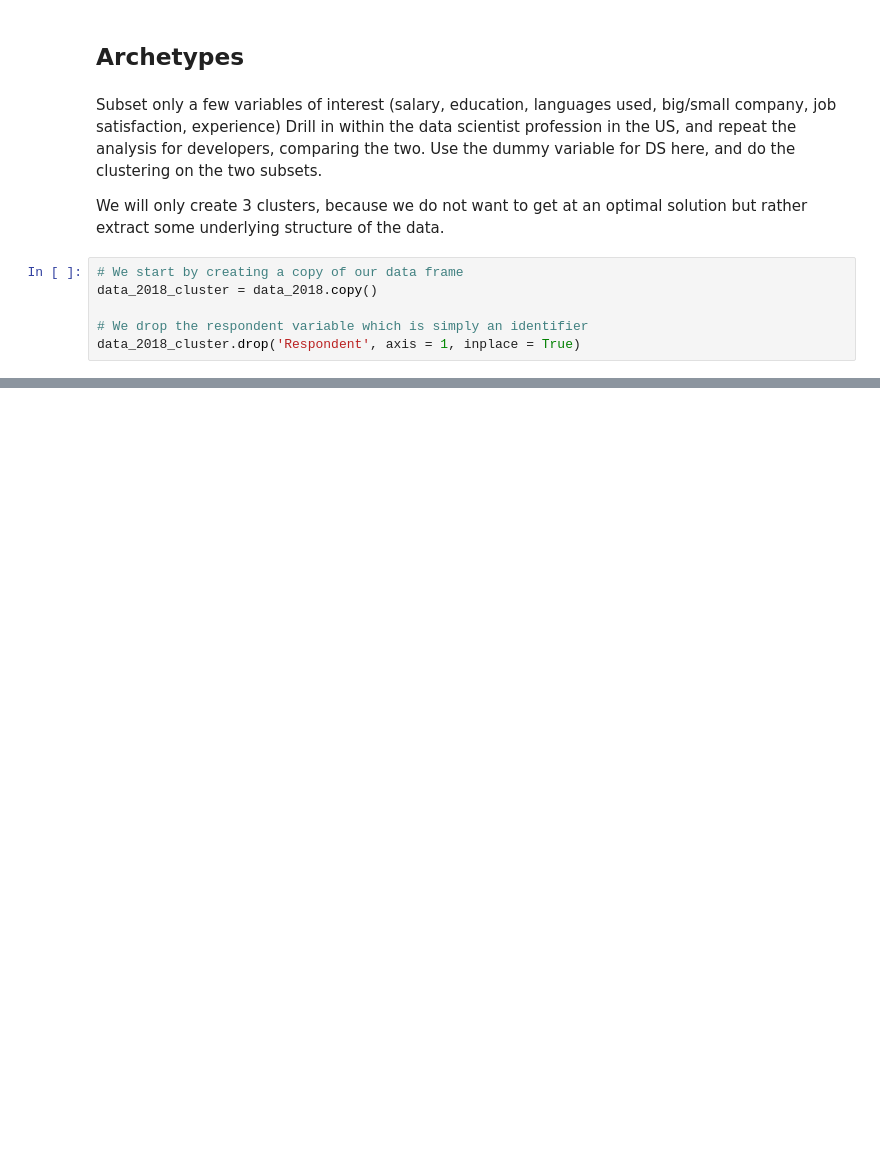
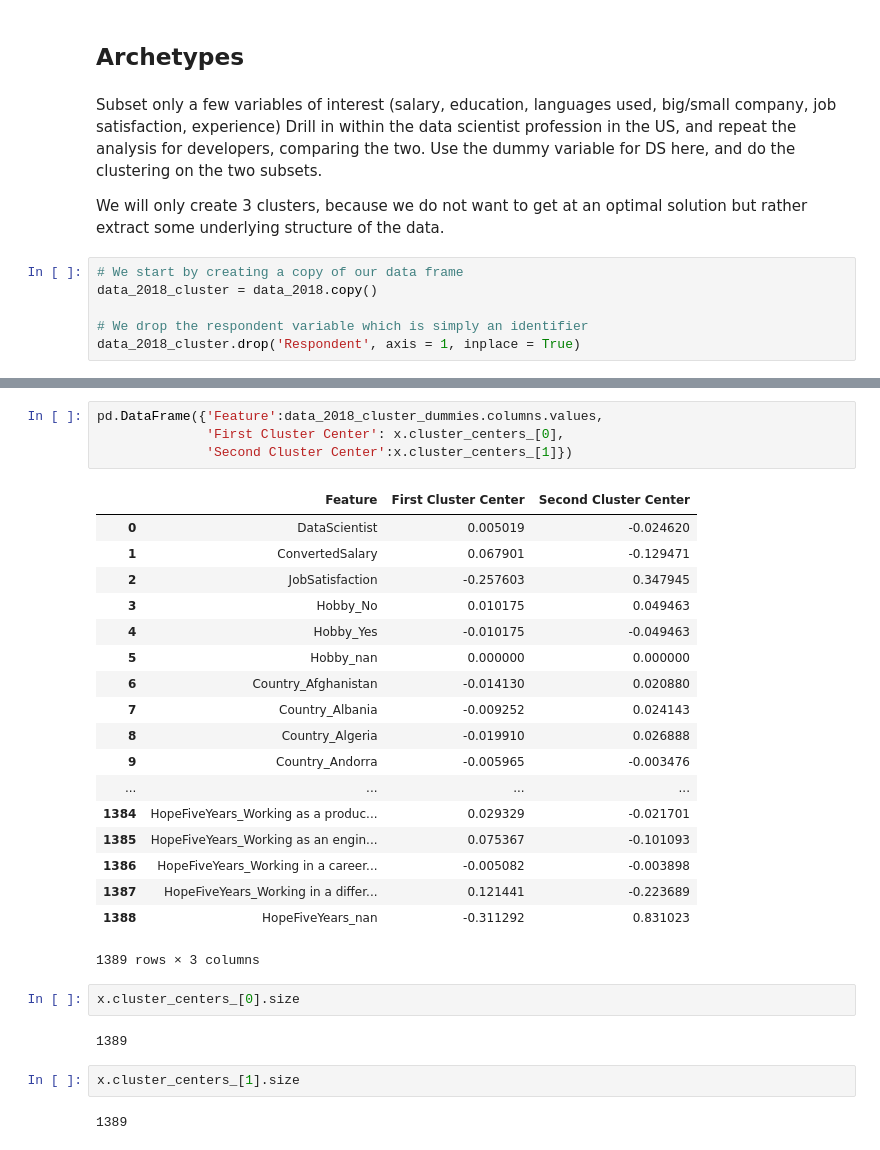
Before and after one commit to celestinhermez/stackoverflow_survey_2018_analysis, a Jupyter notebook: Developer Survey Analysis.ipynb, the cells around one changed output, grey strips where cells are left out. Cells and saved outputs as stored; diff of their text form; blank space fills up the shorter version.

```diff
--- a/Developer Survey Analysis.ipynb
+++ b/Developer Survey Analysis.ipynb
@@ -569,0 +601,31 @@ data_2018_cluster_dummies = pd.get_dummies(data_2018_cluster_subset, dummy_na =
+# %%
+pd.DataFrame({'Feature':data_2018_cluster_dummies.columns.values,
+              'First Cluster Center': x.cluster_centers_[0],
+              'Second Cluster Center':x.cluster_centers_[1]})
+# %% [output]
+|  | Feature | First Cluster Center | Second Cluster Center |
+| 0 | DataScientist | 0.005019 | -0.024620 |
+| 1 | ConvertedSalary | 0.067901 | -0.129471 |
+| 2 | JobSatisfaction | -0.257603 | 0.347945 |
+| 3 | Hobby_No | 0.010175 | 0.049463 |
+| 4 | Hobby_Yes | -0.010175 | -0.049463 |
+| 5 | Hobby_nan | 0.000000 | 0.000000 |
+| 6 | Country_Afghanistan | -0.014130 | 0.020880 |
+| 7 | Country_Albania | -0.009252 | 0.024143 |
+| 8 | Country_Algeria | -0.019910 | 0.026888 |
+| 9 | Country_Andorra | -0.005965 | -0.003476 |
+| ... | ... | ... | ... |
+| 1384 | HopeFiveYears_Working as a produc... | 0.029329 | -0.021701 |
+| 1385 | HopeFiveYears_Working as an engin... | 0.075367 | -0.101093 |
+| 1386 | HopeFiveYears_Working in a career... | -0.005082 | -0.003898 |
+| 1387 | HopeFiveYears_Working in a differ... | 0.121441 | -0.223689 |
+| 1388 | HopeFiveYears_nan | -0.311292 | 0.831023 |
+1389 rows × 3 columns
+# %%
+x.cluster_centers_[0].size
+# %% [output]
+1389
+# %%
+x.cluster_centers_[1].size
+# %% [output]
+1389
```
Also changed, not shown: parts of 5 cells of this notebook.
